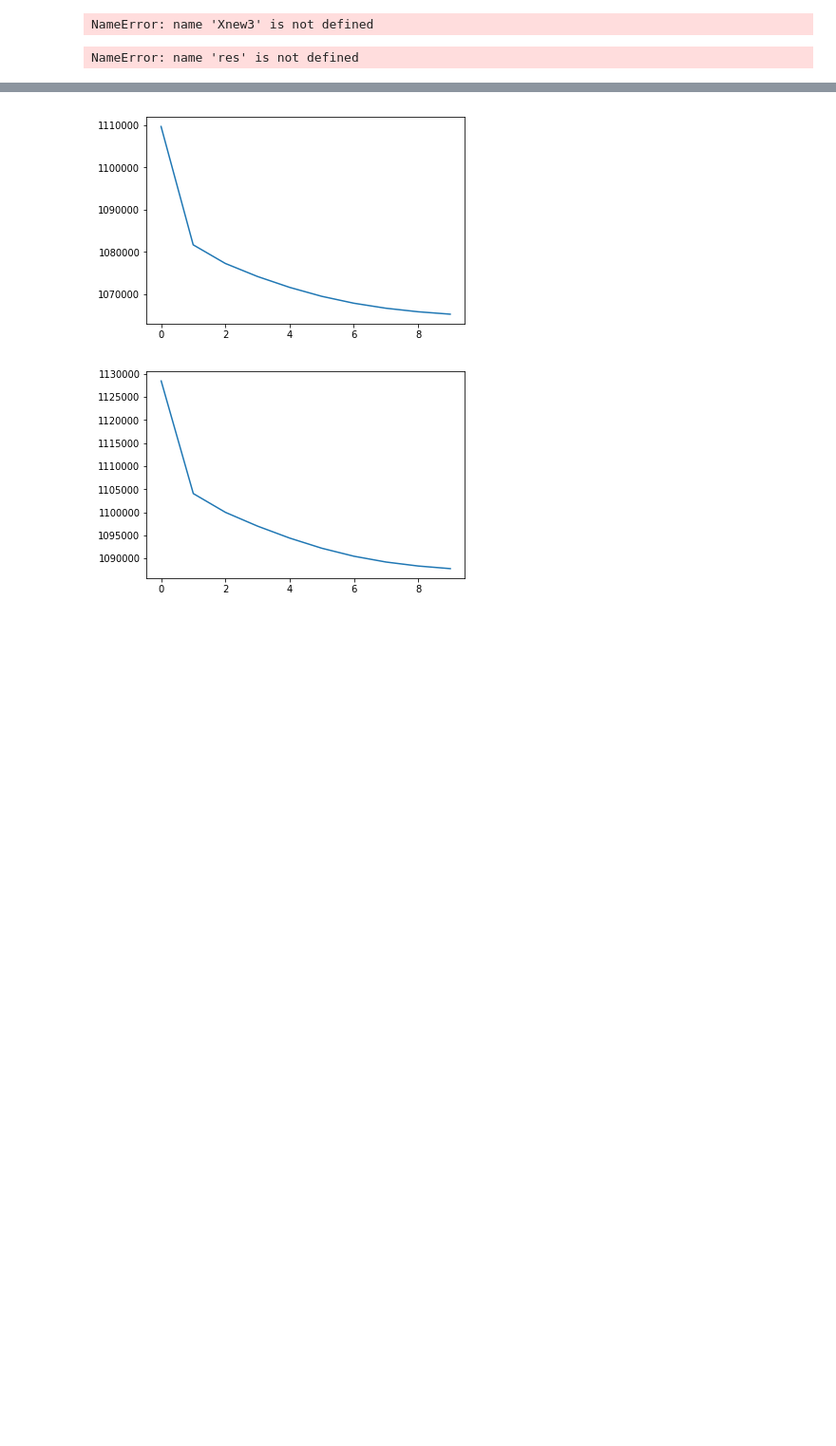
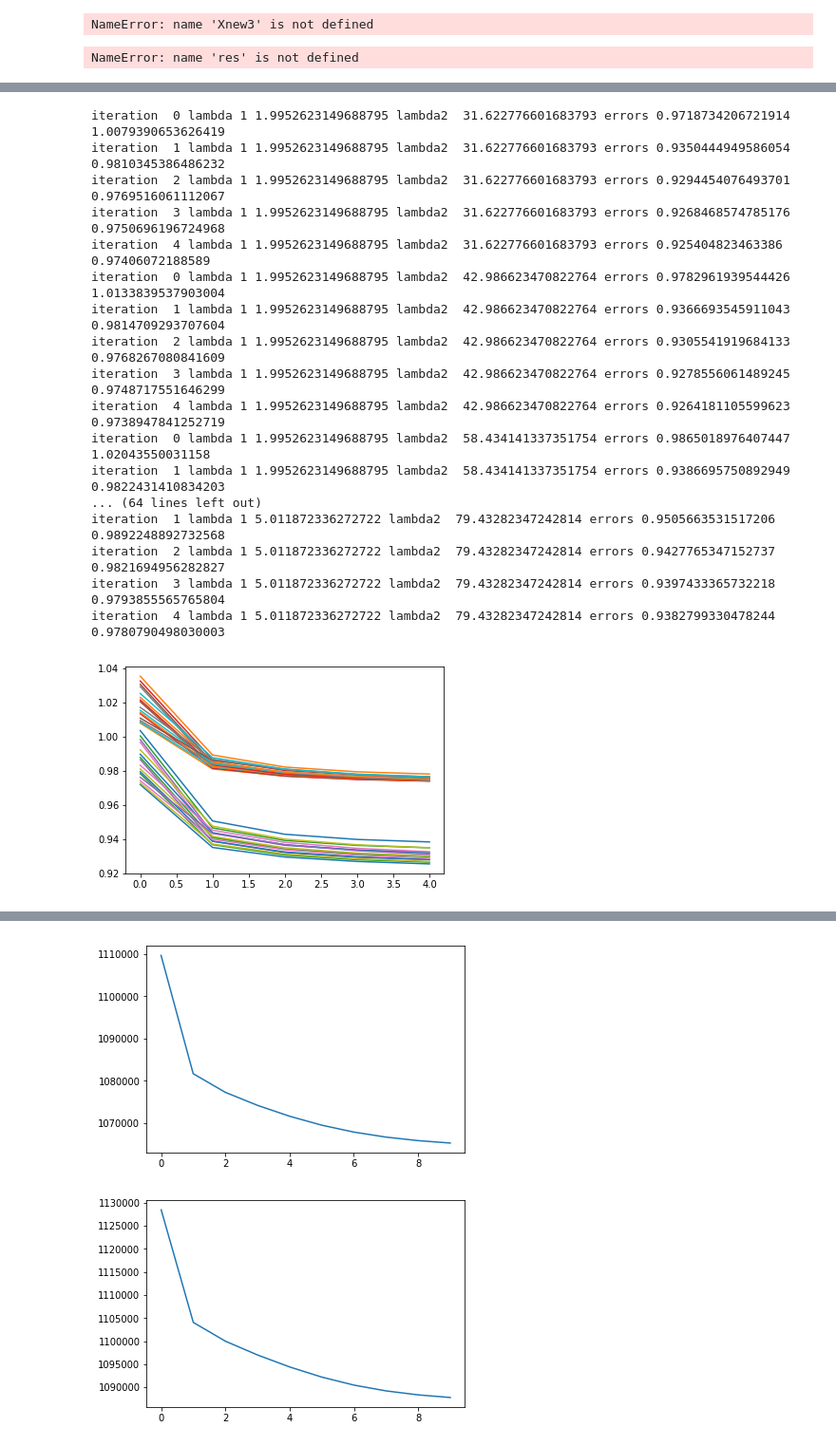
Before and after one commit to brunowicht/ML-Projects-2018, a Jupyter notebook: project2/ALS.ipynb, the cells around one changed output, grey strips where cells are left out. Shown at 95% size. Saved outputs shown, nothing was run; the diff lists cells and outputs as text; code cells hidden in the pictures; blank space fills up the shorter version.

```diff
--- a/project2/ALS.ipynb
+++ b/project2/ALS.ipynb
@@ -247,0 +273,24 @@ iteration  6 lambda 1 0.01 lambda2  1.0 errors 0.8782881182268817   0.9929222751
+# %%
+for lambda_1 in np.logspace(0.3,0.7,4):
+    for lambda_2 in np.logspace(1.5,1.9,4):
+
+        piping(train_matrix,test_matrix,3,train_label_positions,test_label_positions,dataset_to_predict,lambda_1,lambda_2,5,"test.csv")
+# %% [output]
+iteration  0 lambda 1 1.9952623149688795 lambda2  31.622776601683793 errors 0.9718734206721914   1.0079390653626419
+iteration  1 lambda 1 1.9952623149688795 lambda2  31.622776601683793 errors 0.9350444949586054   0.9810345386486232
+iteration  2 lambda 1 1.9952623149688795 lambda2  31.622776601683793 errors 0.9294454076493701   0.9769516061112067
+iteration  3 lambda 1 1.9952623149688795 lambda2  31.622776601683793 errors 0.9268468574785176   0.9750696196724968
+iteration  4 lambda 1 1.9952623149688795 lambda2  31.622776601683793 errors 0.925404823463386   0.97406072188589
+iteration  0 lambda 1 1.9952623149688795 lambda2  42.986623470822764 errors 0.9782961939544426   1.0133839537903004
+iteration  1 lambda 1 1.9952623149688795 lambda2  42.986623470822764 errors 0.9366693545911043   0.9814709293707604
+iteration  2 lambda 1 1.9952623149688795 lambda2  42.986623470822764 errors 0.9305541919684133   0.9768267080841609
+iteration  3 lambda 1 1.9952623149688795 lambda2  42.986623470822764 errors 0.9278556061489245   0.9748717551646299
+iteration  4 lambda 1 1.9952623149688795 lambda2  42.986623470822764 errors 0.9264181105599623   0.9738947841252719
+iteration  0 lambda 1 1.9952623149688795 lambda2  58.434141337351754 errors 0.9865018976407447   1.02043550031158
+iteration  1 lambda 1 1.9952623149688795 lambda2  58.434141337351754 errors 0.9386695750892949   0.9822431410834203
+... (64 lines left out)
+iteration  1 lambda 1 5.011872336272722 lambda2  79.43282347242814 errors 0.9505663531517206   0.9892248892732568
+iteration  2 lambda 1 5.011872336272722 lambda2  79.43282347242814 errors 0.9427765347152737   0.9821694956282827
+iteration  3 lambda 1 5.011872336272722 lambda2  79.43282347242814 errors 0.9397433365732218   0.9793855565765804
+iteration  4 lambda 1 5.011872336272722 lambda2  79.43282347242814 errors 0.9382799330478244   0.9780790498030003
+[figure, added]
```
Also changed, not shown: parts of 10 cells of this notebook.
